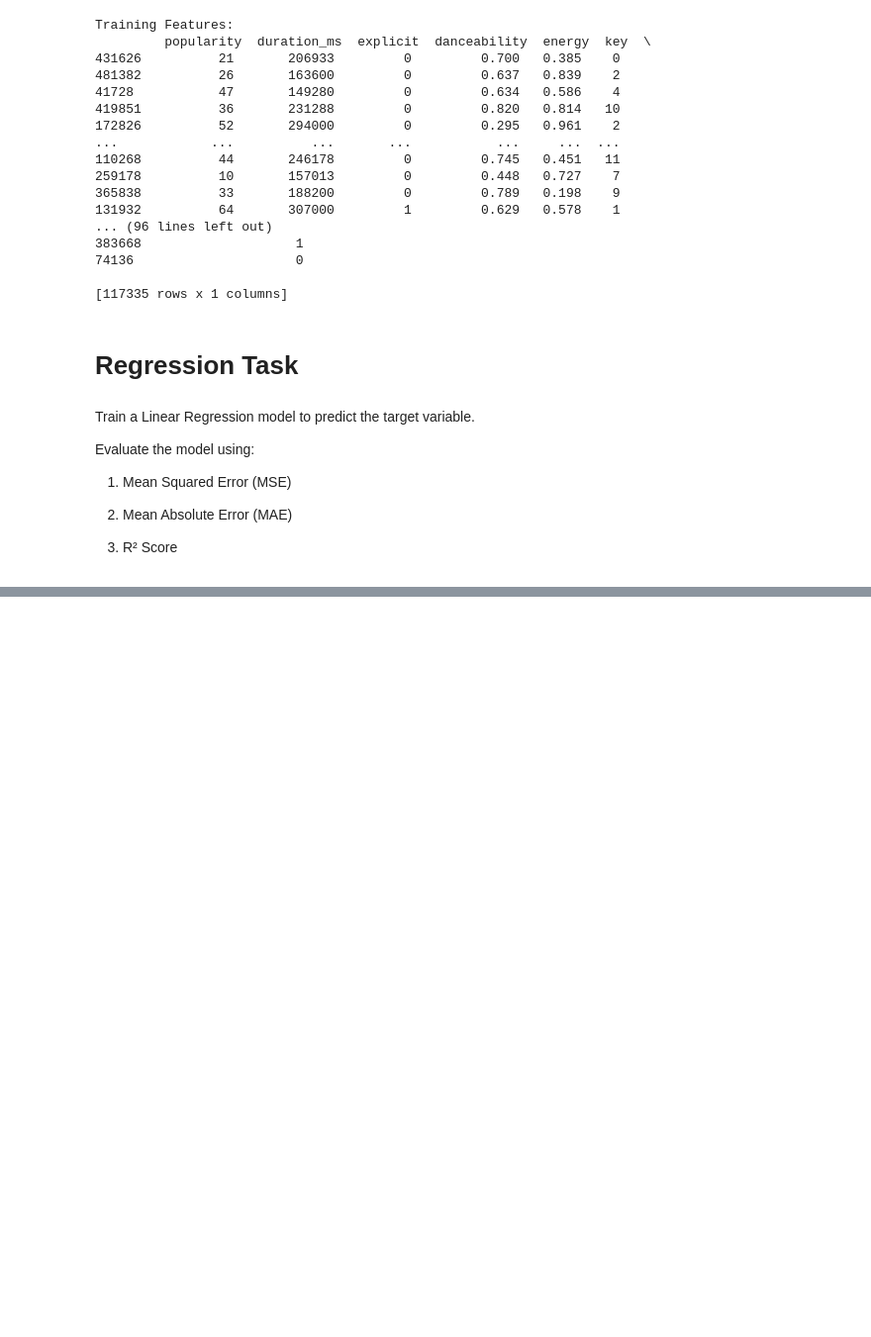
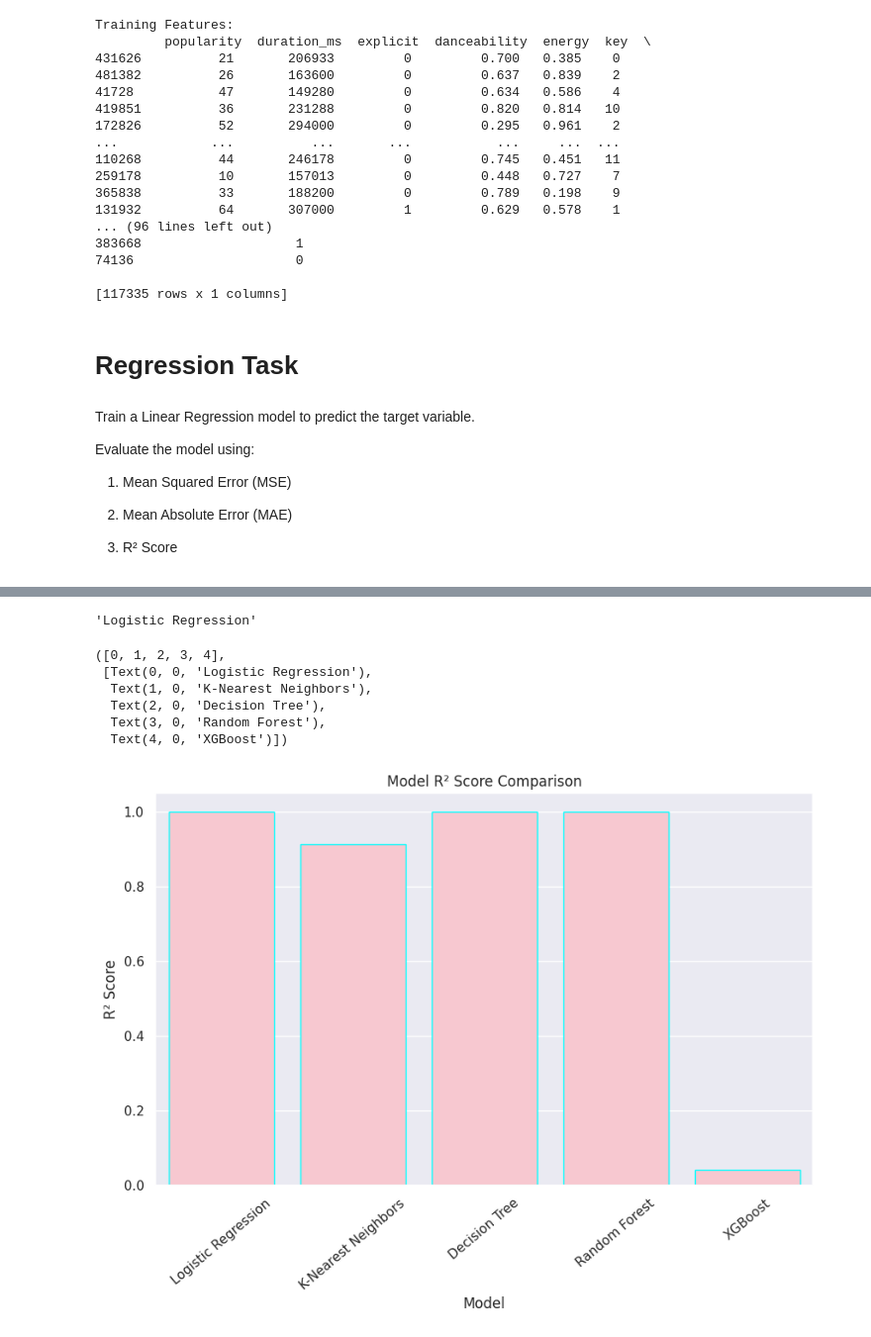
Before and after one commit to NMshoeb666/Neural-Nexus, a Jupyter notebook: MLfinals.ipynb, the cells around one changed output, grey strips where cells are left out. Shown: that part at 99% size. Saved outputs shown, nothing was run; the diff lists cells and outputs as text; code cells hidden in the pictures; blank space fills up the shorter version.

```diff
--- a/MLfinals.ipynb
+++ b/MLfinals.ipynb
@@ -334,0 +319,9 @@ for model_name, model in models.items():
+# %%
+mse = mean_squared_error(y_test, y_pred)
+rmse=np.sqrt(mse)
+mae = mean_absolute_error(y_test, y_pred)
+r2 = r2_score(y_test, y_pred)
+print("Mean Squared Error:", mse)
+print("Root Mean Squared Error:", rmse)
+print("Mean Absolute Error:", mae)
+print("R² Score:", r2)
@@ -334,0 +333,11 @@ for model_name, model in models.items():
+# %%
+results = {}
+for model_name, model in models.items():
+    model.fit(X_train_scaled, y_train)
+    y_pred = model.predict(X_test_scaled)
+    accuracy = accuracy_score(y_test, y_pred)
+    results[model_name] = accuracy
+results[model_name]={'MSE':mse, 'RMSE':rmse, 'R2':r2}
+
+results_df=pd.DataFrame(results).T
+results_df
@@ -334,0 +351,22 @@ for model_name, model in models.items():
+# %%
+best_model_name=results_df["R2"].idxmax()
+best_model=models[best_model_name]
+best_model_name
+# %% [output]
+'Logistic Regression'
+# %%
+sns.set()
+plt.figure(figsize=(10, 6))
+sns.barplot(x=results_df.index, y=results_df['R2'], color='pink', edgecolor='cyan')
+plt.title('Model R² Score Comparison')
+plt.xlabel('Model')
+plt.ylabel('R² Score')
+plt.xticks(rotation=40)
+# %% [output]
+([0, 1, 2, 3, 4],
+ [Text(0, 0, 'Logistic Regression'),
+  Text(1, 0, 'K-Nearest Neighbors'),
+  Text(2, 0, 'Decision Tree'),
+  Text(3, 0, 'Random Forest'),
+  Text(4, 0, 'XGBoost')])
+[figure, added]
```
Also changed, not shown: parts of 5 cells of this notebook.
